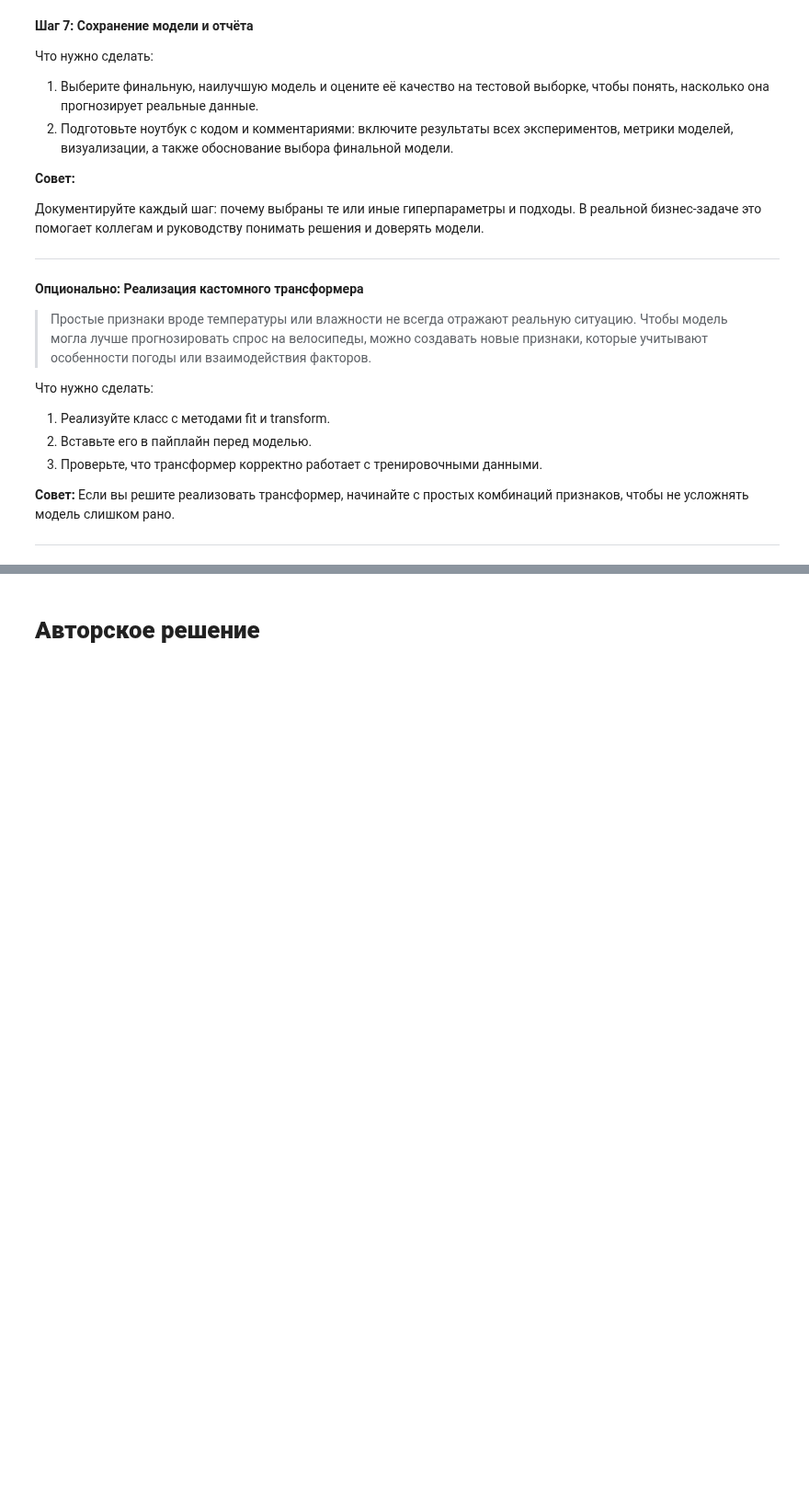
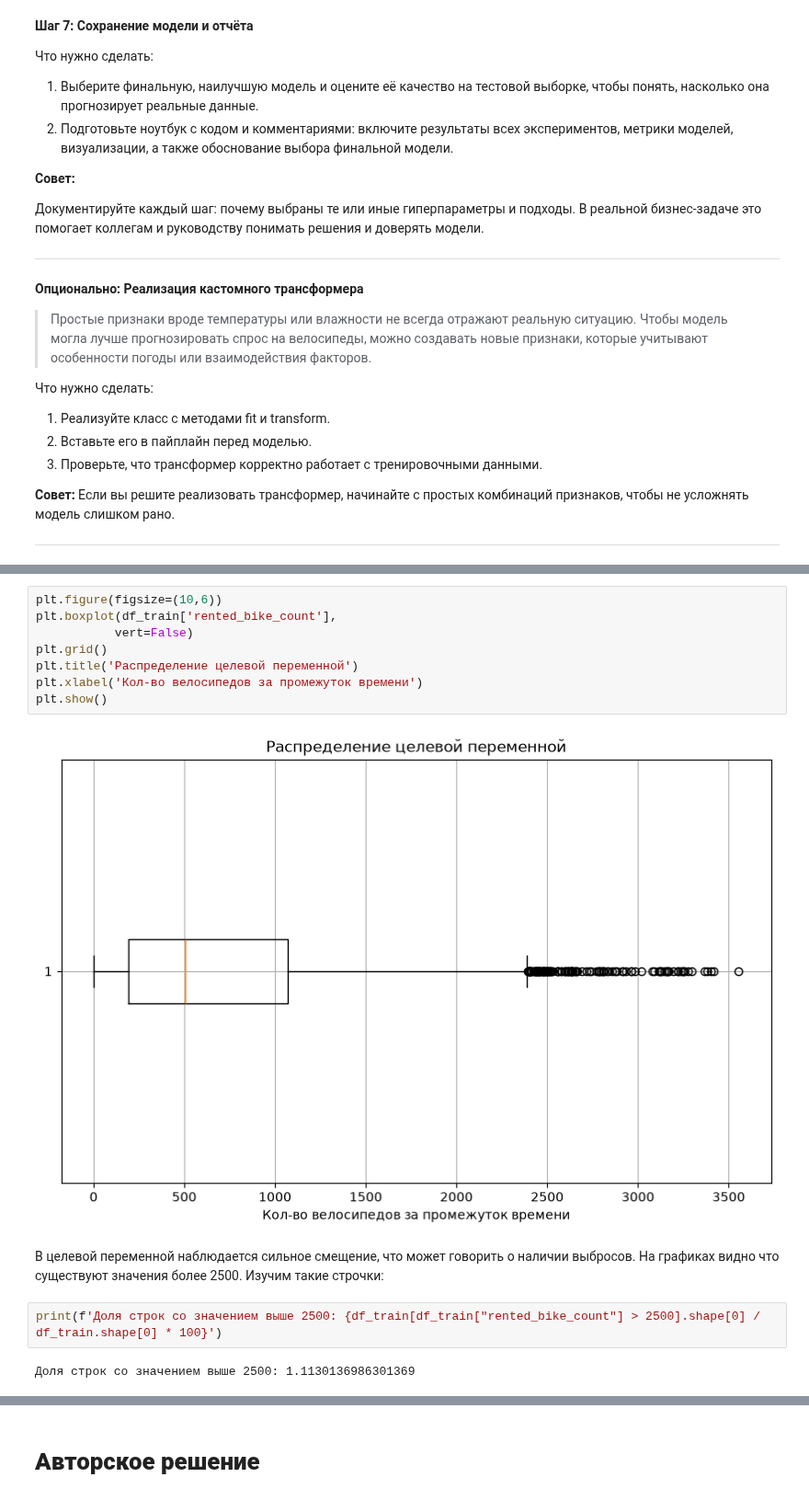
Before and after one commit to ilya-liniukhin/bikesouth_regression_problem, a Jupyter notebook: notebook.ipynb, the cells around one changed output, grey strips where cells are left out. Shown at 92% size. Cells and saved outputs as stored; diff of their text form; blank space fills up the shorter version.

```diff
--- a/notebook.ipynb
+++ b/notebook.ipynb
@@ -192,0 +464,16 @@
+# %%
+plt.figure(figsize=(10,6))
+plt.boxplot(df_train['rented_bike_count'],
+           vert=False)
+plt.grid()
+plt.title('Распределение целевой переменной')
+plt.xlabel('Кол-во велосипедов за промежуток времени')
+plt.show()
+# %% [output]
+[figure, added]
+# %% [markdown]
+В целевой переменной наблюдается сильное смещение, что может говорить о наличии выбросов. На графиках видно что существуют значения более 2500. Изучим такие строчки:
+# %%
+print(f'Доля строк со значением выше 2500: {df_train[df_train["rented_bike_count"] > 2500].shape[0] / df_train.shape[0] * 100}')
+# %% [output]
+Доля строк со значением выше 2500: 1.1130136986301369
```
Also changed, not shown: parts of 41 cells of this notebook, 2 other files.
